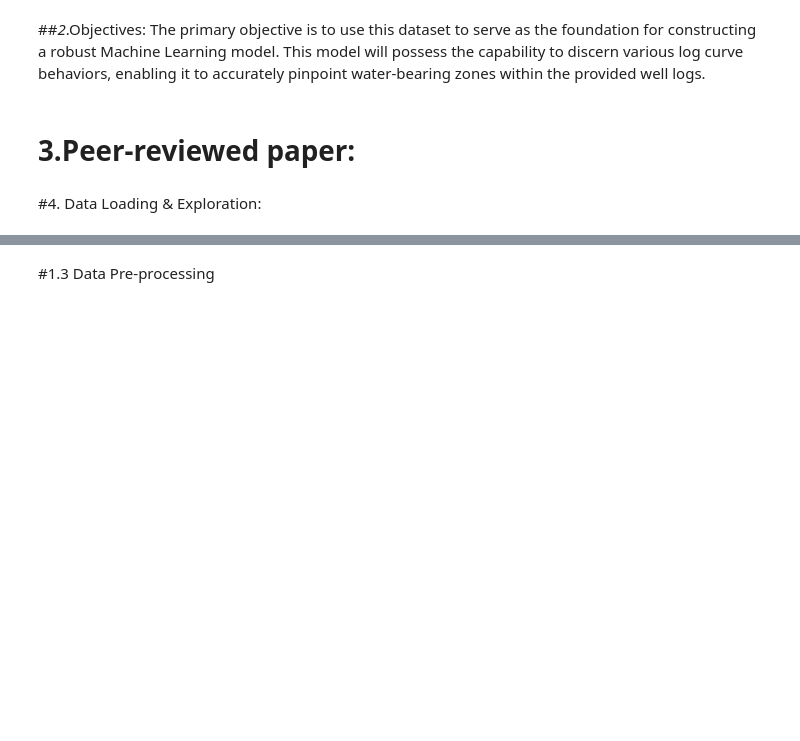
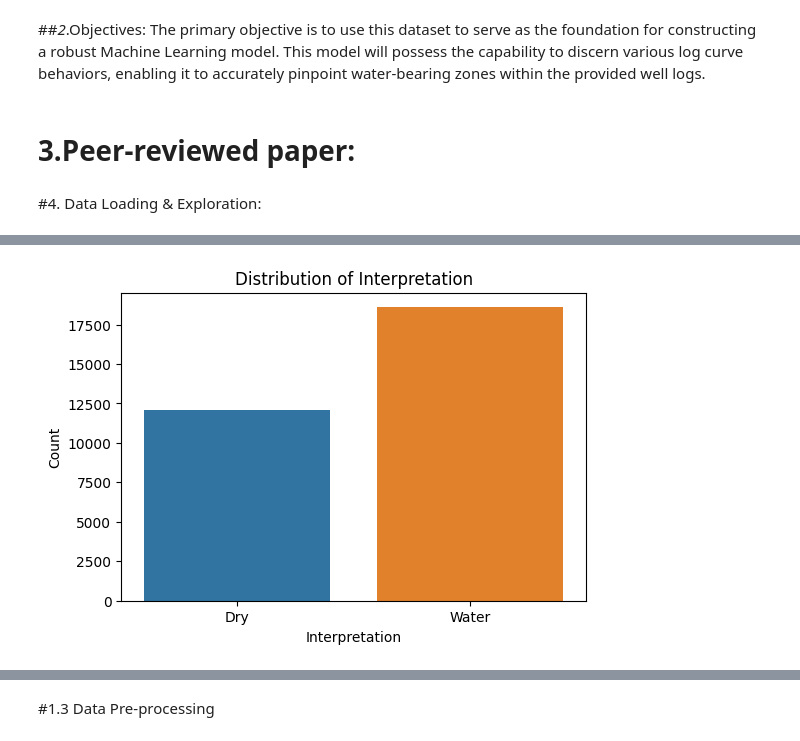
Before and after one commit to Mody2828/CM3111---Full-Time-Big-Data-Analytics, a Jupyter notebook: Dataset loading & Exploration/CM3111_Coursework.ipynb, the cells around one changed output, grey strips where cells are left out. Cells and saved outputs as stored; diff of their text form; code cells hidden in the pictures; blank space fills up the shorter version.

```diff
--- a/Dataset loading & Exploration/CM3111_Coursework.ipynb
+++ b/Dataset loading & Exploration/CM3111_Coursework.ipynb
@@ -234,0 +83,16 @@ your url is: https://moody-swans-cheer.loca.lt
+# %%
+# Selecting the feature
+df = pd.read_csv('/content/sample_data/WellLoging_Dataset.csv', usecols=['Well_ID', 'Depth','GAM(NAT)', 'RES(16N)', 'RES(64N)', 'NEUTRON',
+       'Interpretation', 'Interpretation_N'])
+# %%
+import matplotlib.pyplot as plt
+import seaborn as sns
+# Visualize Interpretation
+plt.figure(figsize=(6, 4))
+sns.countplot(x='Interpretation', data=df)
+plt.title('Distribution of Interpretation')
+plt.xlabel('Interpretation')
+plt.ylabel('Count')
+plt.show()
+# %% [output]
+[figure, added]
```
Also changed, not shown: parts of 73 cells of this notebook.
